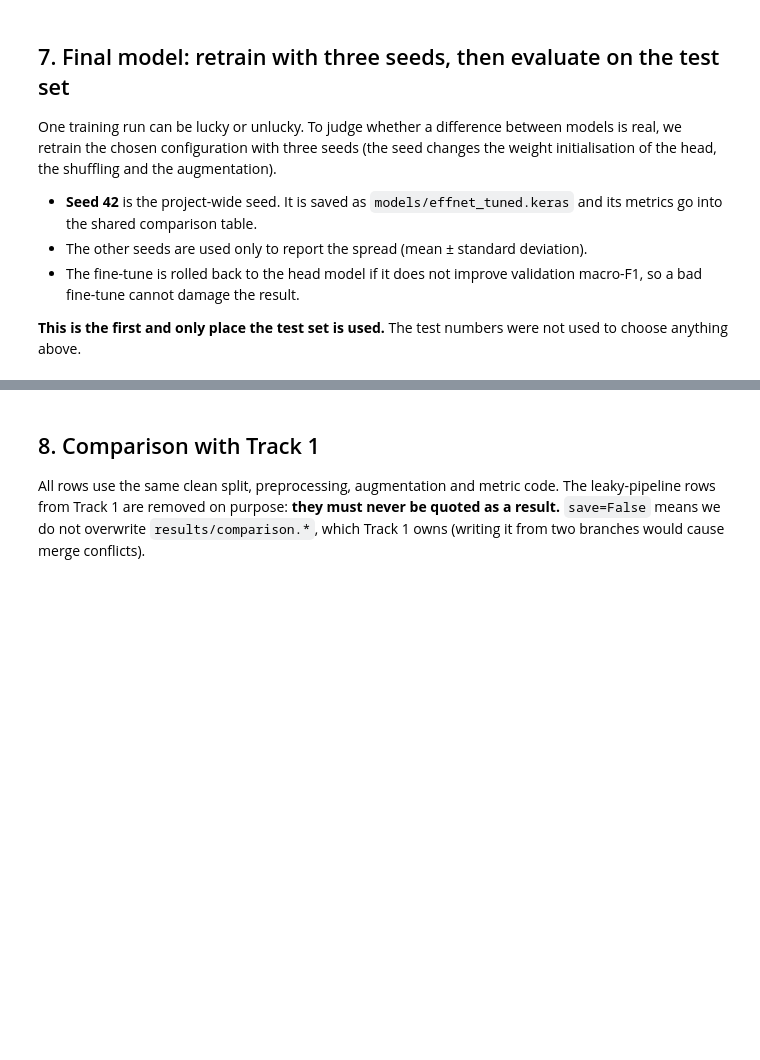
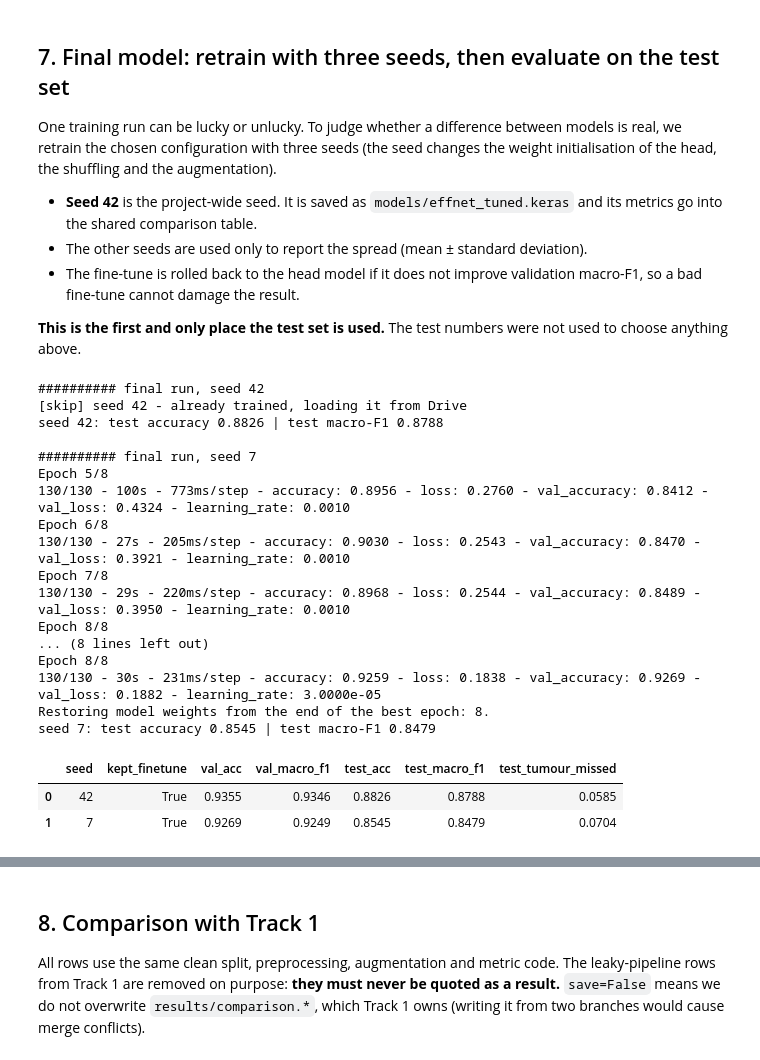
Before and after one commit to laibaamjad50/NeuroScan, a Jupyter notebook: Phase2_Track2_Laiba.ipynb, the cells around one changed output, grey strips where cells are left out. Cells and saved outputs as stored; diff of their text form; code cells hidden in the pictures; blank space fills up the shorter version.

```diff
--- a/Phase2_Track2_Laiba.ipynb
+++ b/Phase2_Track2_Laiba.ipynb
@@ -364,3 +548,7 @@ plt.tight_layout(); plt.savefig("results/track2_all_runs.png", dpi=150, bbox_inc
+# %%
+EP_HEAD = 8
+EP_FT = 8
+FINAL_SEEDS = [42, 7]
 # %% [markdown]
 ## 7. Final model: retrain with three seeds, then evaluate on the test set
 
@@ -374,47 +562,88 @@ three seeds (the seed changes the weight initialisation of the head, the shuffli
 **This is the first and only place the test set is used.** The test numbers were not used to choose anything above.
 # %%
 def train_final(cfg, seed):
+    # Train one final seed - or, if it finished in an earlier session, simply reload it.
     ds_s = make_ds(seed=seed)
+    tag = f"final_s{seed}"
     keras.utils.set_random_seed(seed)
     model, base = build_model(cfg["dropout"])
-    hists = [fit_phase(model, ds_s["train"], ds_s["val"], cfg["lr_head"], EP_HEAD)]
+
+    done = load_pickle(tag + "_final")                       # this seed already finished?
+    if done:
+        print(f"[skip] seed {seed} - already trained, loading it from Drive")
+        model.set_weights(done["weights"])
+        return model, done["hists"], ds_s, done["kept"]
+
+    head = load_pickle(tag + "_head")                        # head phase already finished?
+    if head:
+        print(f"[skip] seed {seed} head phase - loading it from Drive")
+        model.set_weights(head["weights"]); hists = [head["hist"]]
+    else:
+        h = fit_phase(model, ds_s["train"], ds_s["val"], cfg["lr_head"], EP_HEAD, tag=tag + "_head")
+        hists = [h.history]
+        save_pickle(tag + "_head", dict(weights=model.get_weights(), hist=h.history))
     f1_head = score(model, ds_s["val"], "val")["macro_f1"]
+
     kept_ft = False
     if cfg["ft_layers"] > 0:
         w_head = model.get_weights()
         set_trainable(base, cfg["ft_layers"])
-        h_ft = fit_phase(model, ds_s["train"], ds_s["val"], cfg["lr_ft"], EP_FT)
+        h_ft = fit_phase(model, ds_s["train"], ds_s["val"], cfg["lr_ft"], EP_FT, tag=tag + "_ft")
         f1_ft = score(model, ds_s["val"], "val")["macro_f1"]
         if f1_ft >= f1_head:
-            hists.append(h_ft); kept_ft = True
+            hists.append(h_ft.history); kept_ft = True
         else:
             model.set_weights(w_head)          # roll back: the fine-tune made validation worse
             print(f"!! fine-tune rolled back (val macro-F1 {f1_ft:.4f} < head {f1_head:.4f})")
+    save_pickle(tag + "_final", dict(weights=model.get_weights(), hists=hists, kept=kept_ft))
     return model, hists, ds_s, kept_ft
 
 seed_rows, final_model, final_hists = [], None, None
 for seed in FINAL_SEEDS:
     print(f"\n########## final run, seed {seed}")
     model, hists, ds_s, kept_ft = train_final(FINAL, seed)
     v = score(model, ds_s["val"], "val")
     if seed == SEED:
         # saves results/effnet_tuned_{metrics.json,report.txt,confusion.png}
         t = evaluate.evaluate_model(model, ds_s["test"], CLASSES, name="effnet_tuned", outdir="results")
         model.save("models/effnet_tuned.keras")
         evaluate.plot_history(hists, "results/effnet_tuned_history.png", "EfficientNetB0 (tuned)")
         final_model, final_hists, final_ds = model, hists, ds_s
+        sync_to_drive()                                    # the main model is safe on Drive before the other seeds start
     else:
         t = score(model, ds_s["test"], "test")
     seed_rows.append(dict(seed=seed, kept_finetune=kept_ft, val_acc=v["accuracy"], val_macro_f1=v["macro_f1"],
                           test_acc=t["accuracy"], test_macro_f1=t["macro_f1"],
                           test_tumour_missed=t.get("tumour_missed_rate")))
     print(f"seed {seed}: test accuracy {t['accuracy']:.4f} | test macro-F1 {t['macro_f1']:.4f}")
     if seed != SEED:
         del model; gc.collect()
 
 seeds = pd.DataFrame(seed_rows)
 seeds.to_csv("results/track2_seeds.csv", index=False)
+sync_to_drive()
 seeds.round(4)
+# %% [output]
+########## final run, seed 42
+[skip] seed 42 - already trained, loading it from Drive
+seed 42: test accuracy 0.8826 | test macro-F1 0.8788
+
+########## final run, seed 7
+Epoch 5/8
+130/130 - 100s - 773ms/step - accuracy: 0.8956 - loss: 0.2760 - val_accuracy: 0.8412 - val_loss: 0.4324 - learning_rate: 0.0010
+Epoch 6/8
+130/130 - 27s - 205ms/step - accuracy: 0.9030 - loss: 0.2543 - val_accuracy: 0.8470 - val_loss: 0.3921 - learning_rate: 0.0010
+Epoch 7/8
+130/130 - 29s - 220ms/step - accuracy: 0.8968 - loss: 0.2544 - val_accuracy: 0.8489 - val_loss: 0.3950 - learning_rate: 0.0010
+Epoch 8/8
+... (8 lines left out)
+Epoch 8/8
+130/130 - 30s - 231ms/step - accuracy: 0.9259 - loss: 0.1838 - val_accuracy: 0.9269 - val_loss: 0.1882 - learning_rate: 3.0000e-05
+Restoring model weights from the end of the best epoch: 8.
+seed 7: test accuracy 0.8545 | test macro-F1 0.8479
+|  | seed | kept_finetune | val_acc | val_macro_f1 | test_acc | test_macro_f1 | test_tumour_missed |
+| 0 | 42 | True | 0.9355 | 0.9346 | 0.8826 | 0.8788 | 0.0585 |
+| 1 | 7 | True | 0.9269 | 0.9249 | 0.8545 | 0.8479 | 0.0704 |
 # %%
 summary = seeds[["val_acc", "val_macro_f1", "test_acc", "test_macro_f1", "test_tumour_missed"]].agg(["mean", "std"]).T
 summary.columns = ["mean", "std"]
```
Also changed, not shown: parts of 23 cells of this notebook.
